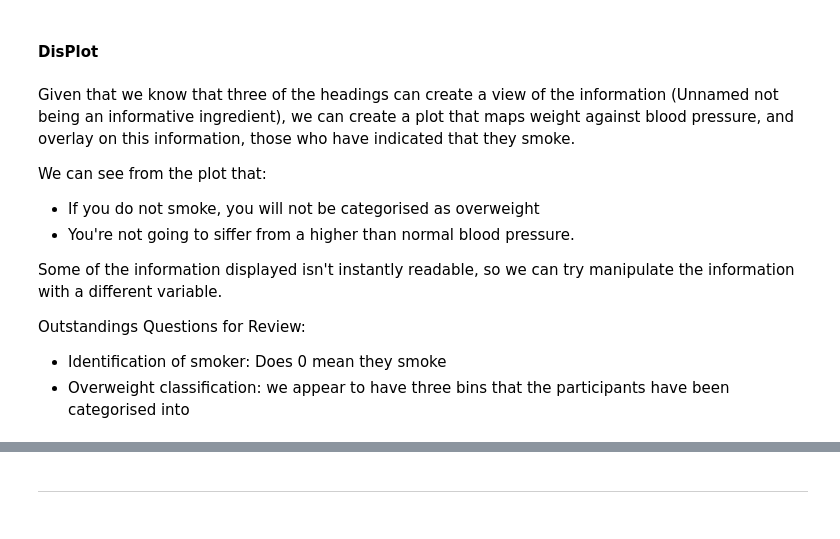
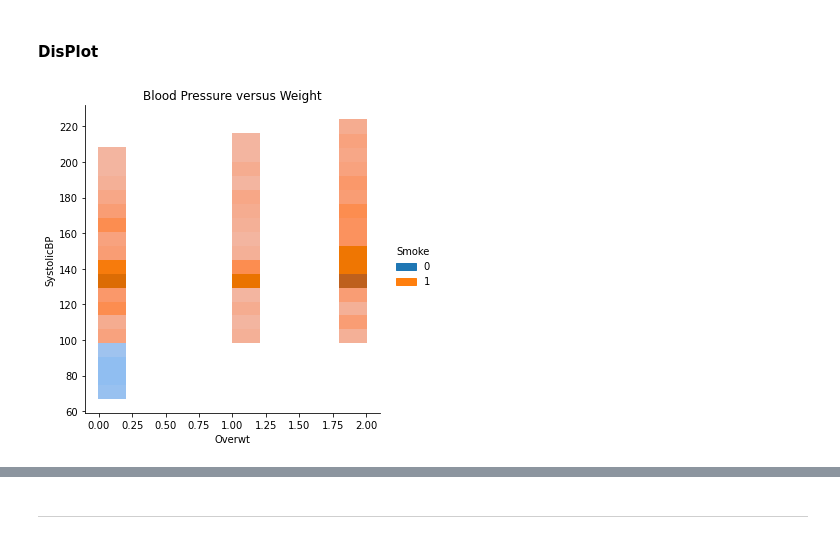
Before and after one commit to jonkavana/PODA-Simulation-2020, a Jupyter notebook: Phenomenon Simulated Data.ipynb, the cells around one changed output, grey strips where cells are left out. Drawn from its saved outputs; the diff is of its cells as text; code cells hidden in the pictures.

```diff
--- a/Phenomenon Simulated Data.ipynb
+++ b/Phenomenon Simulated Data.ipynb
@@ -158,16 +157,6 @@ import seaborn as sns
 # %% [markdown]
 #### DisPlot
 # %%
-sns.displot(data=df, x="Overwt", y="SystolicBP", hue="Smoke")
+sns.displot(data=df, x="Overwt", y="SystolicBP", hue="Smoke").set(title="Blood Pressure versus Weight");
+# %% [output]
+[figure, added]
-# %% [markdown]
-Given that we know that three of the headings can create a view of the information (Unnamed not being an informative ingredient), we can create a plot that maps weight against blood pressure, and overlay on this information, those who have indicated that they smoke.
-
-We can see from the plot that:
-- If you do not smoke, you will not be categorised as overweight
-- You're not going to siffer from a higher than normal blood pressure.
-
-Some of the information displayed isn't instantly readable, so we can try manipulate the information with a different variable.
-
-Outstandings Questions for Review:
-- Identification of smoker: Does 0 mean they smoke
-- Overweight classification: we appear to have three bins that the participants have been categorised into
```
Also changed, not shown: parts of 43 cells of this notebook.
